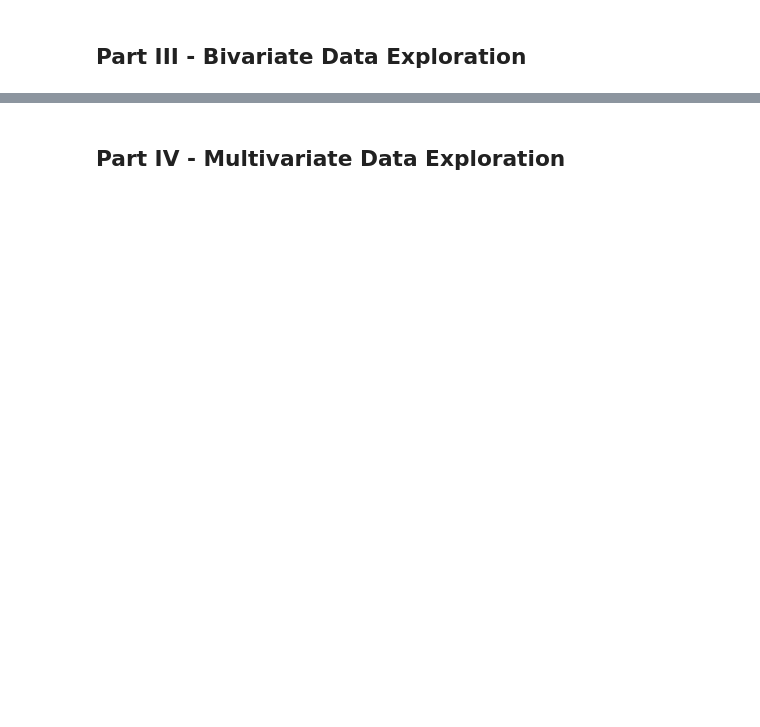
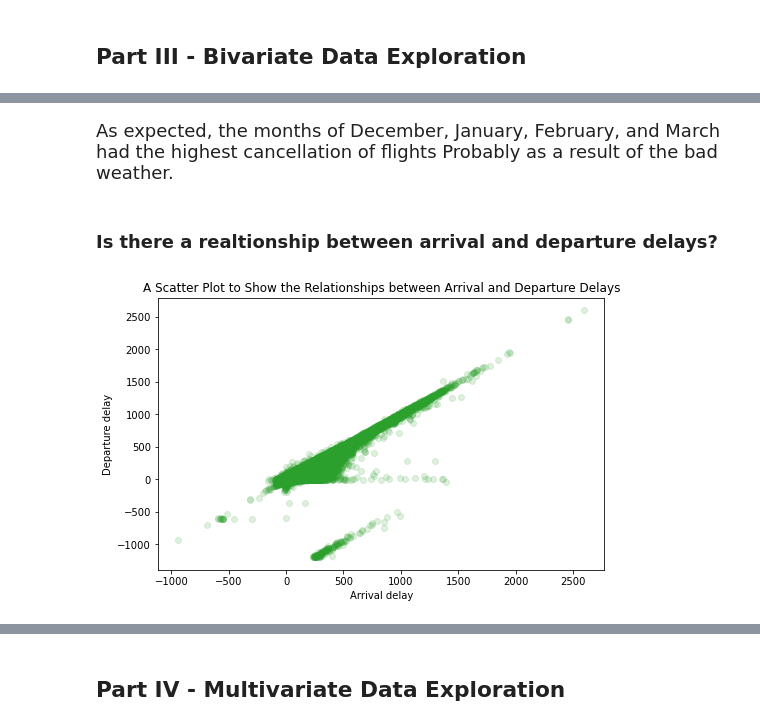
Before and after one commit to mozaini/Visualization_Project, a Jupyter notebook: exploration_template.ipynb, the cells around one changed output, grey strips where cells are left out. Saved outputs shown, nothing was run; the diff lists cells and outputs as text; code cells hidden in the pictures; blank space fills up the shorter version.

```diff
--- a/exploration_template.ipynb
+++ b/exploration_template.ipynb
@@ -269,0 +294,14 @@ plt.ylabel('Count of Delays');
+# %% [markdown]
+<p style="font-size:18px">As expected, the months of December, January, February, and March had the highest cancellation of flights Probably as a result of the bad weather. </p>
+# %% [markdown]
+### Is there a realtionship between arrival and departure delays?
+# %%
+plt.figure(figsize=(8,5))
+plt.scatter(data=flight_df,x='ArrDelay',y='DepDelay', color = color_base,alpha = 0.15)
+plt.title('A Scatter Plot to Show the Relationships between Arrival and Departure Delays')
+plt.xlabel('Arrival delay')
+plt.ylabel('Departure delay')
+
+plt.show();
+# %% [output]
+[figure, added]
```
Also changed, not shown: parts of 65 cells of this notebook.
